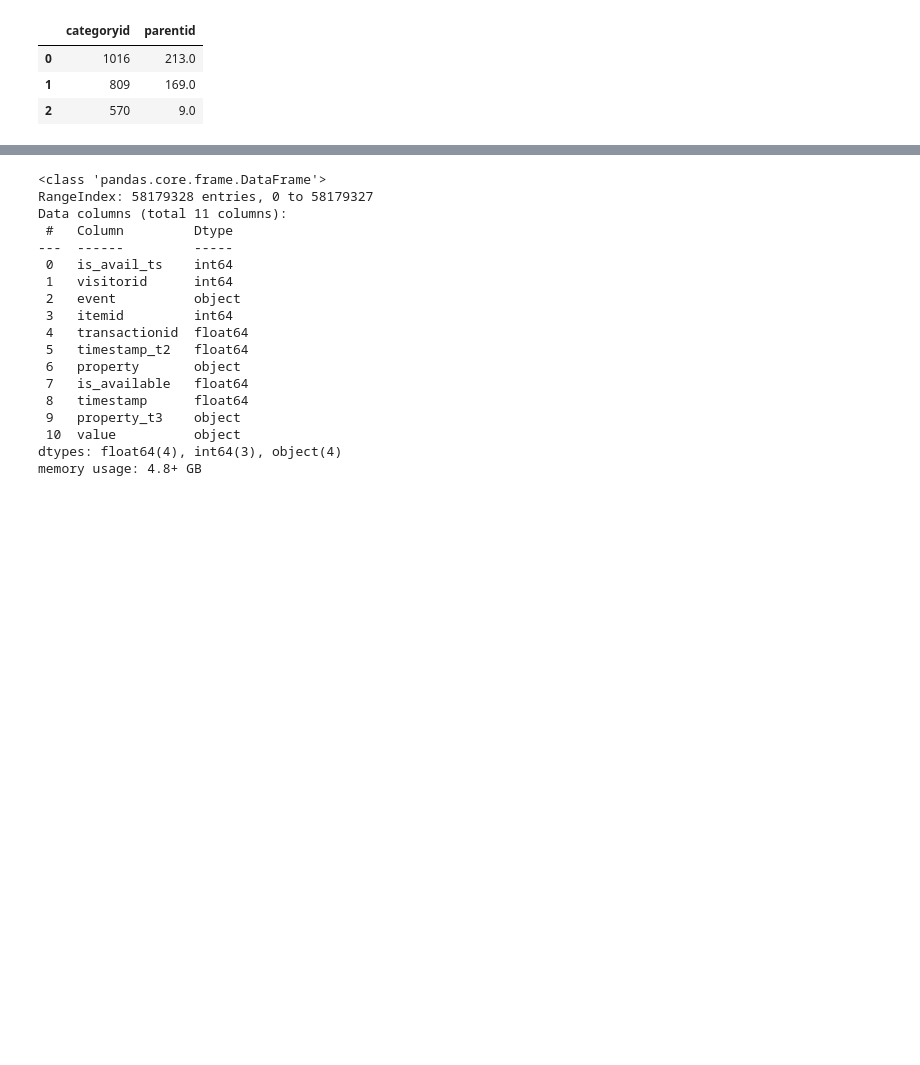
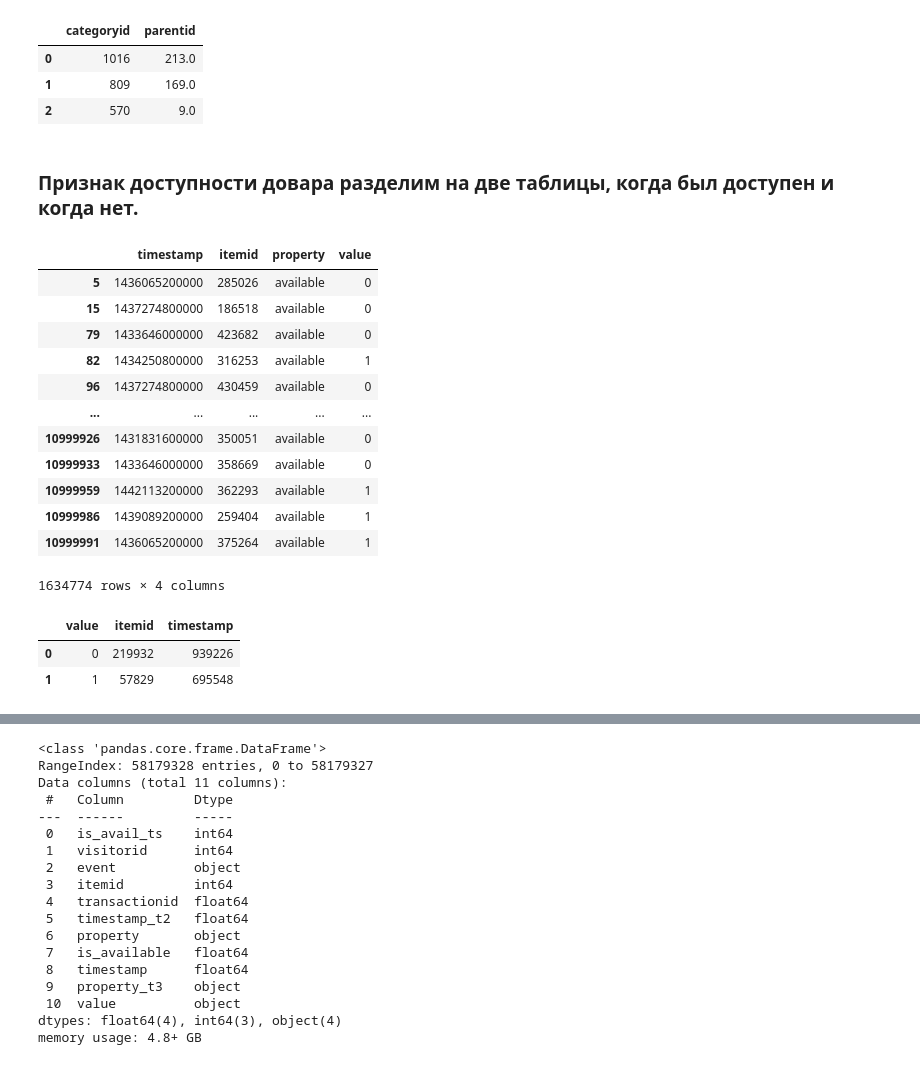
Before and after one commit to AndreyProkofiev/mle-pr-final, a Jupyter notebook: notebooks/eda.ipynb, the cells around one changed output, grey strips where cells are left out. Saved outputs shown, nothing was run; the diff lists cells and outputs as text; code cells hidden in the pictures; blank space fills up the shorter version.

```diff
--- a/notebooks/eda.ipynb
+++ b/notebooks/eda.ipynb
@@ -310,5 +310,29 @@ is_available2 = item_properties_part1[item_properties_part1['property'] == 'avai
 # %%
 is_available = pd.concat([is_available1, is_available2])
 category_prop = pd.concat([categoryid_prop1, categoryid_prop2])
+# %% [markdown]
+### Признак доступности довара разделим на две таблицы, когда был доступен и когда нет.
+# %%
+is_available
+# %% [output]
+|  | timestamp | itemid | property | value |
+| 5 | 1436065200000 | 285026 | available | 0 |
+| 15 | 1437274800000 | 186518 | available | 0 |
+| 79 | 1433646000000 | 423682 | available | 0 |
+| 82 | 1434250800000 | 316253 | available | 1 |
+| 96 | 1437274800000 | 430459 | available | 0 |
+| ... | ... | ... | ... | ... |
+| 10999926 | 1431831600000 | 350051 | available | 0 |
+| 10999933 | 1433646000000 | 358669 | available | 0 |
+| 10999959 | 1442113200000 | 362293 | available | 1 |
+| 10999986 | 1439089200000 | 259404 | available | 1 |
+| 10999991 | 1436065200000 | 375264 | available | 1 |
+1634774 rows × 4 columns
+# %%
+is_available.groupby('value', as_index=False).agg({'itemid':'nunique','timestamp': 'count'})
+# %% [output]
+|  | value | itemid | timestamp |
+| 0 | 0 | 219932 | 939226 |
+| 1 | 1 | 57829 | 695548 |
 # %%
 is_available['value'] = is_available['value'].astype(int)
```
Also changed, not shown: parts of 18 cells of this notebook.
